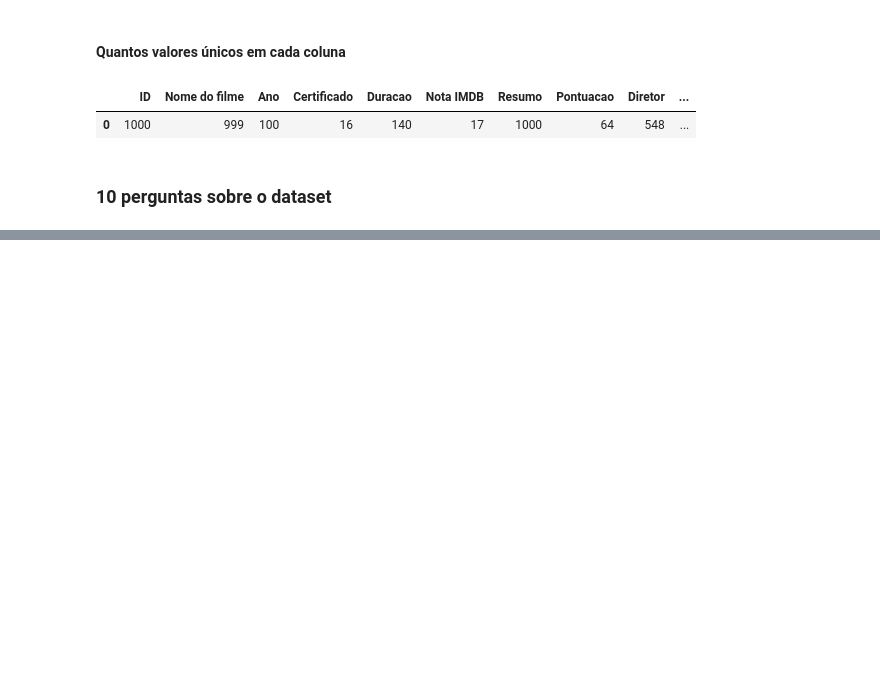
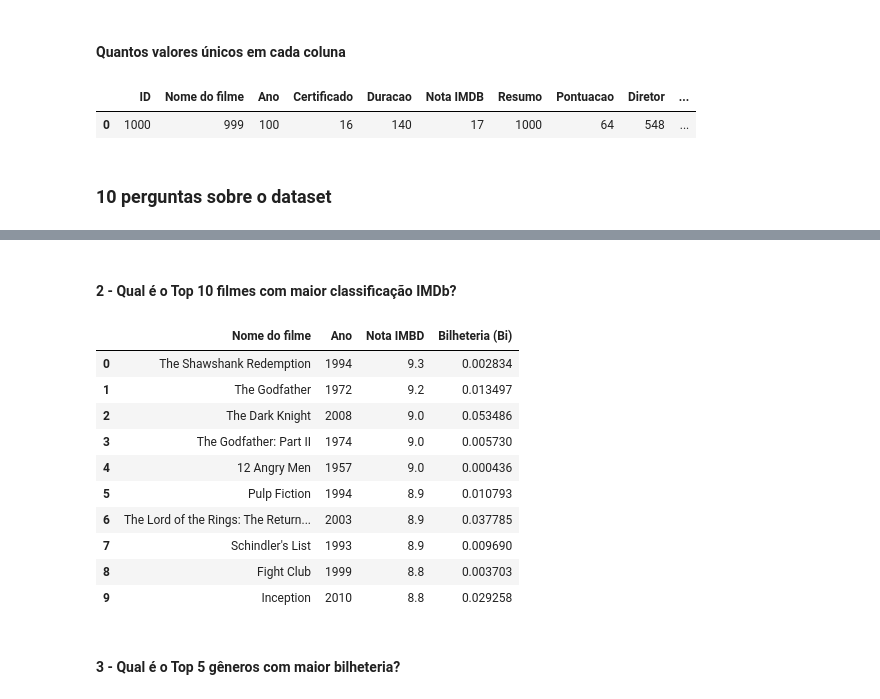
Before and after one commit to LauraBusCam/IMDb-movies-series, a Jupyter notebook: src/main.ipynb, the cells around one changed output, grey strips where cells are left out. Cells and saved outputs as stored; diff of their text form; code cells hidden in the pictures; blank space fills up the shorter version.

```diff
--- a/src/main.ipynb
+++ b/src/main.ipynb
@@ -669,0 +335,29 @@ pd.read_sql_query(query, con = conn)
+# %% [markdown]
+#### **2 -** Qual é o Top 10 filmes com maior classificação IMDb?
+# %%
+query = """
+SELECT
+    nm_filme                       AS "Nome do filme",
+    ano                            AS "Ano",
+    classificacao_imdb             AS "Nota IMBD",
+    bilheteria/10000000000         AS "Bilheteria (Bi)"
+FROM ada.imdb
+ORDER BY classificacao_imdb DESC
+LIMIT 10
+"""
+
+pd.read_sql_query(text(query), con = conn)
+# %% [output]
+|  | Nome do filme | Ano | Nota IMBD | Bilheteria (Bi) |
+| 0 | The Shawshank Redemption | 1994 | 9.3 | 0.002834 |
+| 1 | The Godfather | 1972 | 9.2 | 0.013497 |
+| 2 | The Dark Knight | 2008 | 9.0 | 0.053486 |
+| 3 | The Godfather: Part II | 1974 | 9.0 | 0.005730 |
+| 4 | 12 Angry Men | 1957 | 9.0 | 0.000436 |
+| 5 | Pulp Fiction | 1994 | 8.9 | 0.010793 |
+| 6 | The Lord of the Rings: The Return... | 2003 | 8.9 | 0.037785 |
+| 7 | Schindler's List | 1993 | 8.9 | 0.009690 |
+| 8 | Fight Club | 1999 | 8.8 | 0.003703 |
+| 9 | Inception | 2010 | 8.8 | 0.029258 |
+# %% [markdown]
+#### **3 -** Qual é o Top 5 gêneros com maior bilheteria?
```
Also changed, not shown: parts of 75 cells of this notebook, 1 other file.
